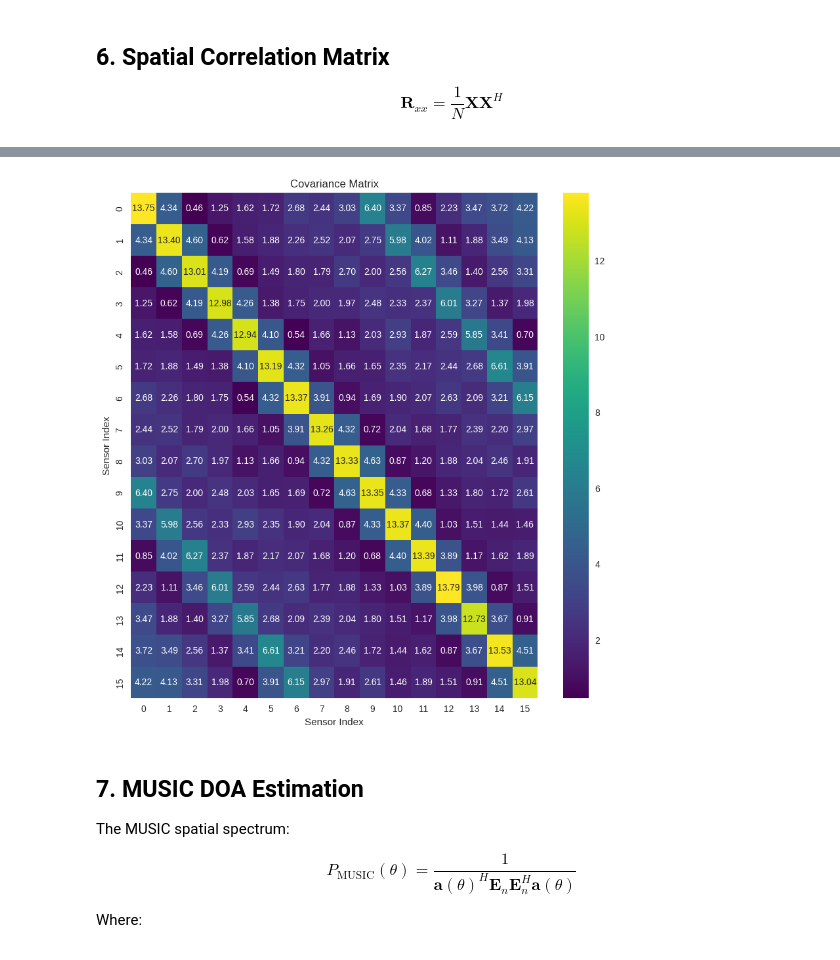
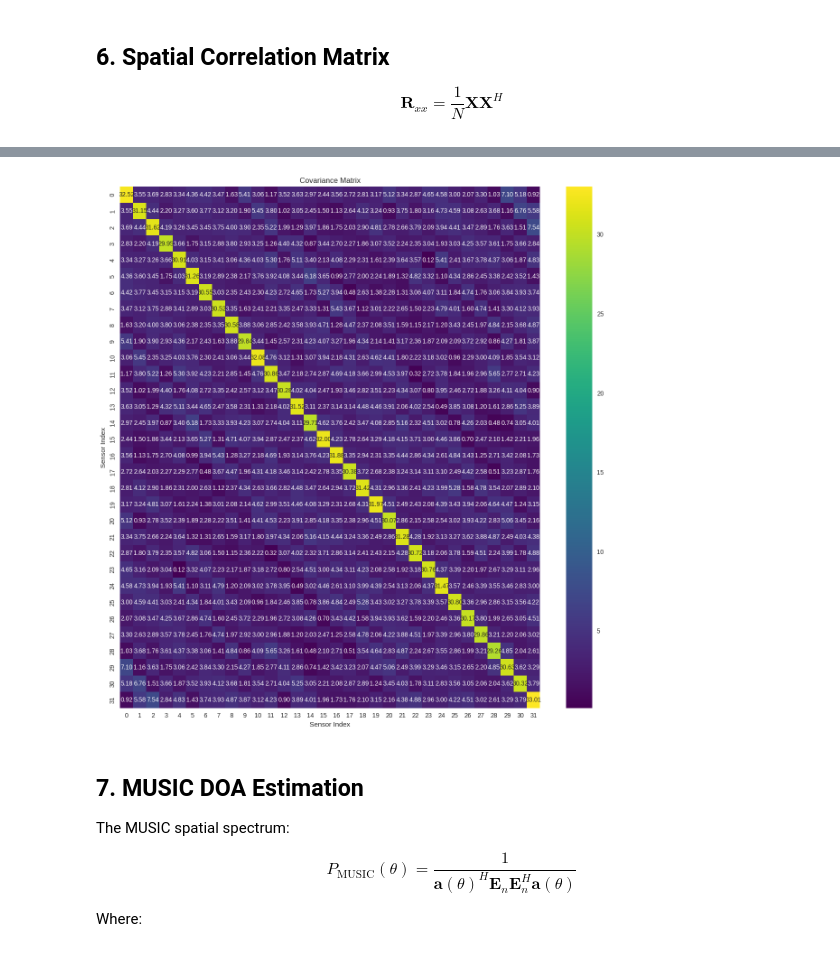
Before and after one commit to sazidshahjada/ArraySignalProcessing, a Jupyter notebook: ula_doa_simulation.ipynb, the cells around one changed output, grey strips where cells are left out. Drawn from its saved outputs; the diff is of its cells as text; code cells hidden in the pictures.

```diff
--- a/ula_doa_simulation.ipynb
+++ b/ula_doa_simulation.ipynb
@@ -41,16 +41,16 @@ $$
 ## **3. Parameters**
 # %%
 # Array and signal parameters
-M = 16 # Number of sensors
+M = 32 # Number of sensors
 d = 0.5 # Sensor spacing (wavelengths)
-angles = np.array([5.1, 20, 30, 50, 77]) # Source DOAs (degrees)
+angles = np.array([5.0, 9.0, 30.0, 50.0, 77.0]) # Source DOAs (degrees)
 num_sources = len(angles)
 
 fs = 1000 # Sampling frequency
 duration = 1 # Duration (seconds)
 t = np.linspace(0, duration, int(fs*duration))  # Time vector
 
-SNR_dB = 1 # Desired SNR at array (dB)
+SNR_dB = -5 # Desired SNR at array (dB)
 
 print(f"Number of sensors: {M}, Number of sources: {num_sources}, SNR: {SNR_dB} dB")
 # %% [output]
@@ -165,13 +165,13 @@ with pd.option_context('display.max_rows', None, 'display.max_columns', None):
 # %%
 # Plot covariance matrix heatmap
-plt.figure(figsize=(10, 10))
+plt.figure(figsize=(15, 15))
 sns.heatmap(np.abs(Rxx), annot=True, fmt=".2f", cmap='viridis')
 plt.title("Covariance Matrix")
 plt.xlabel("Sensor Index")
 plt.ylabel("Sensor Index")
 plt.show()
 # %% [output]
-[figure, old version]
+[figure, new version]
 # %% [markdown]
 ## **7. MUSIC DOA Estimation**
 
```
Also changed, not shown: parts of 15 cells of this notebook.
